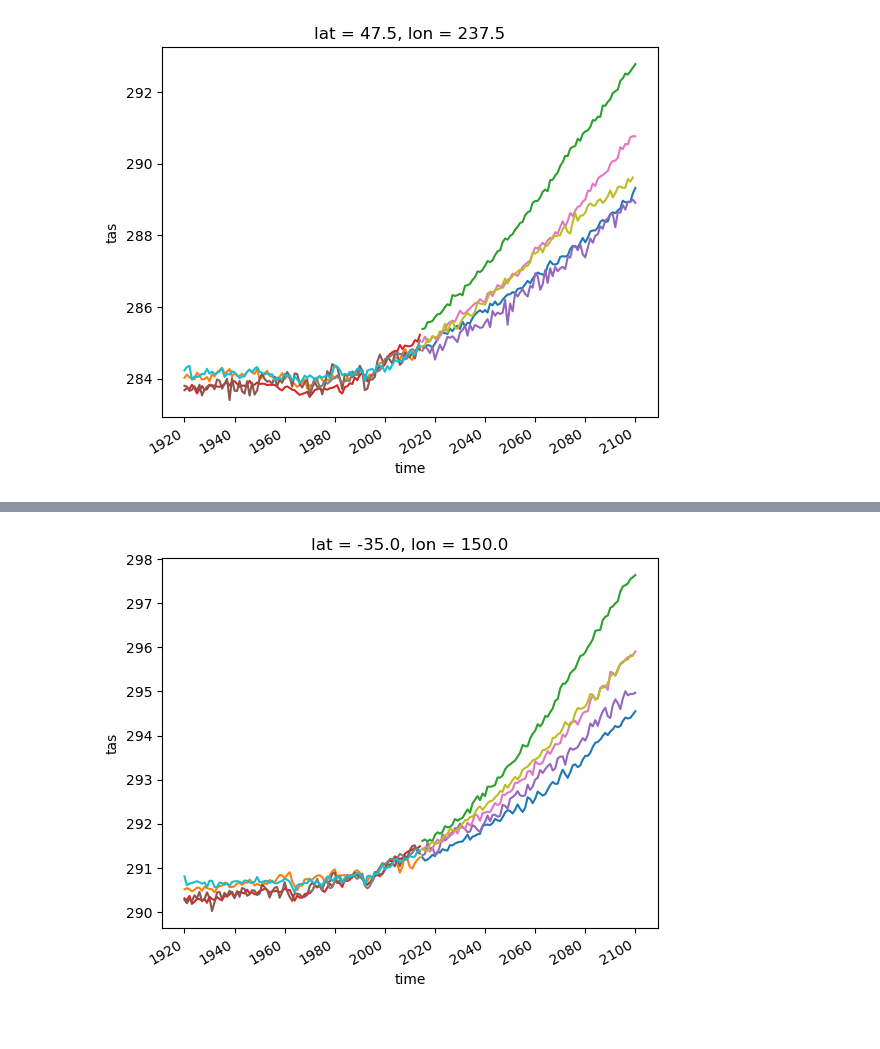
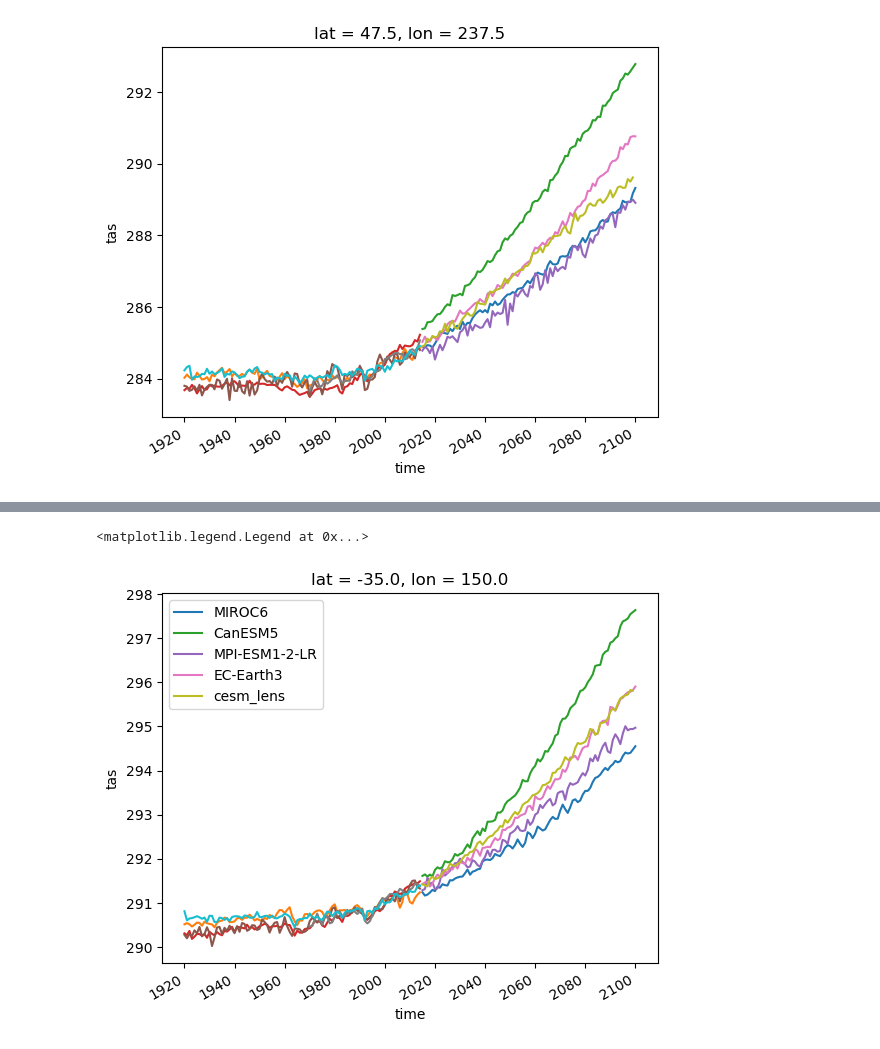
Before and after one commit to MackenzieBlanusa/InternalVariability, a Jupyter notebook: notebooks/SensitivityPlots_QDM.ipynb, the cells around one changed output, grey strips where cells are left out. Cells and saved outputs as stored; diff of their text form; code cells hidden in the pictures.

Commit message:
non qdm plots

```diff
--- a/notebooks/SensitivityPlots_QDM.ipynb
+++ b/notebooks/SensitivityPlots_QDM.ipynb
@@ -245,3 +243,7 @@ for model in Seattle_tas.future_dsets:
    Seattle_tas.hist_dsets[model].mean('member_id').resample(time='AS').mean().load().plot()
 # %% [output]
 [figure]
+# %%
+model = 'EC-Earth3'
+Seattle_tas.future_dsets[model].mean('member_id').resample(time='AS').mean().load().plot()
+Seattle_tas.hist_dsets[model].mean('member_id').resample(time='AS').mean().load().plot()
@@ -248,8 +253,10 @@ for model in Seattle_tas.future_dsets:
 # %%
 for model in Seattle_tas.future_dsets:
-   Sydney_tas.future_dsets[model].mean('member_id').resample(time='AS').mean().load().plot()
+   Sydney_tas.future_dsets[model].mean('member_id').resample(time='AS').mean().load().plot(label = model)
    Sydney_tas.hist_dsets[model].mean('member_id').resample(time='AS').mean().load().plot()
+plt.legend()
 # %% [output]
+<matplotlib.legend.Legend at 0x...>
-[figure, old version]
+[figure, new version]
 # %%
 for model in Lagos_tas.future_dsets:
```
Also changed, not shown: parts of 20 cells of this notebook.
